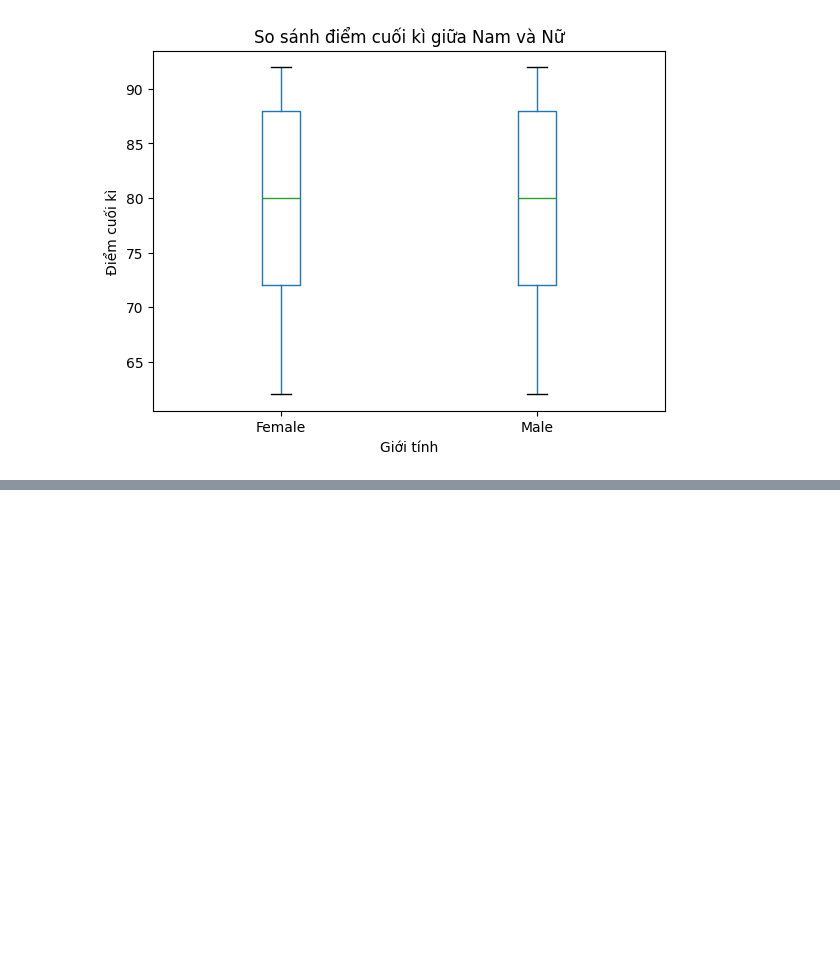
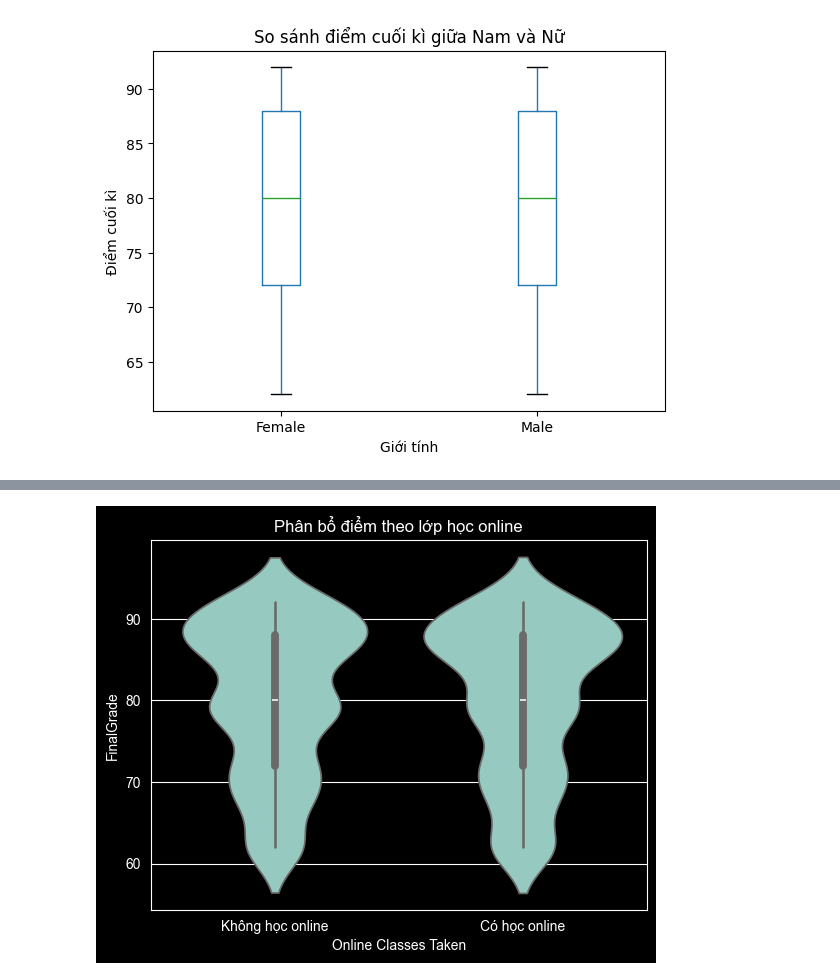
Before and after one commit to vonhu2875/-Student-Performance-Prediction-Classification-, a Jupyter notebook: notebooks/student_performance.ipynb, the cells around one changed output, grey strips where cells are left out. Saved outputs shown, nothing was run; the diff lists cells and outputs as text; code cells hidden in the pictures; blank space fills up the shorter version.

```diff
--- a/notebooks/student_performance.ipynb
+++ b/notebooks/student_performance.ipynb
@@ -49,0 +64,9 @@ plt.show()
+# %%
+# 8. Ảnh hưởng của lớp học online
+df['Online Classes Taken'] = df['Online Classes Taken'].map({True: 'Có học online', False: 'Không học online'})
+# Sau đó vẽ lại biểu đồ
+sns.violinplot(x='Online Classes Taken', y='FinalGrade', data=df)
+plt.title('Phân bổ điểm theo lớp học online')
+plt.show()
+# %% [output]
+[figure, added]
```
Also changed, not shown: parts of 3 cells of this notebook.
